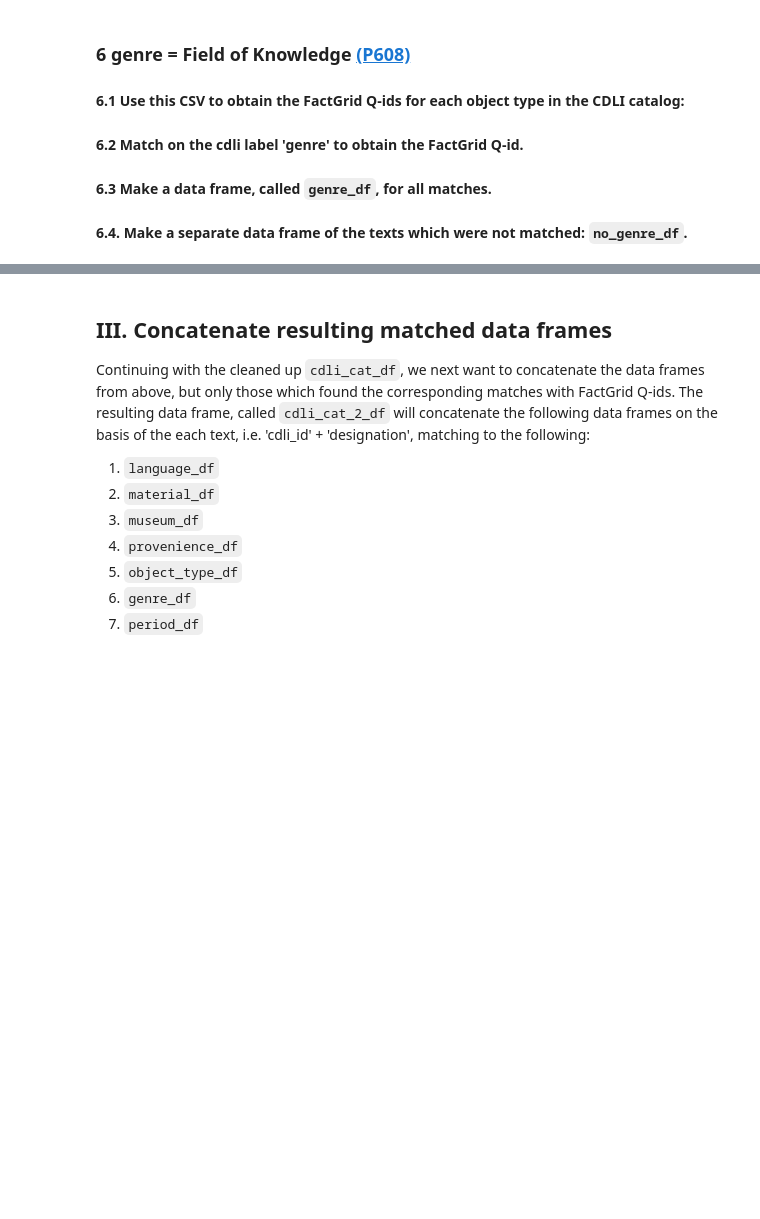
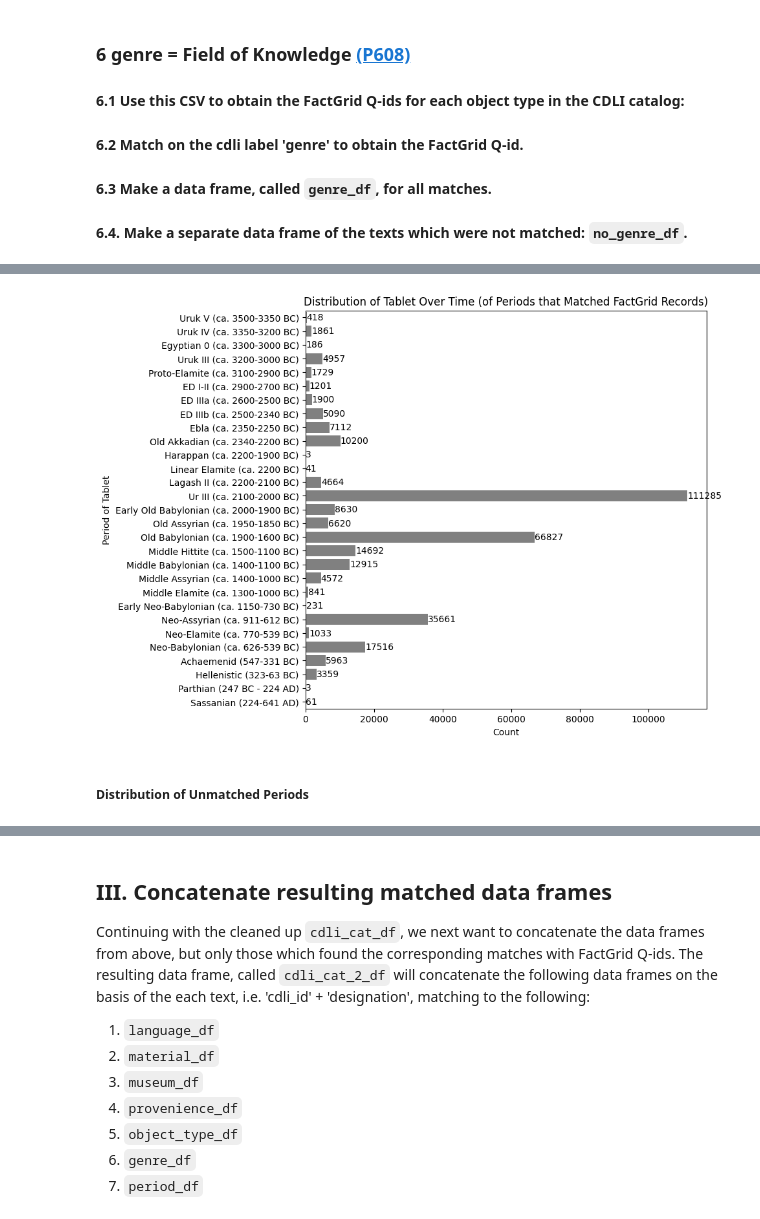
Before and after one commit to ancient-world-citation-analysis/CDLI2LoD, a Jupyter notebook: cdli_cat.ipynb, the cells around one changed output, grey strips where cells are left out. Cells and saved outputs as stored; diff of their text form; code cells hidden in the pictures; blank space fills up the shorter version.

```diff
--- a/cdli_cat.ipynb
+++ b/cdli_cat.ipynb
@@ -1321,0 +1593,34 @@ len(no_period_df['Period'])
+# %%
+start_year_of_period = []
+
+for i in range(matched_period_counts.shape[0]):
+  current_period = matched_period_counts.loc[i, 'period']
+  # only take what's between ()
+  year_range = re.search('\(([^\)]+)\)', string = current_period).group(1)
+  # remove 'ca.' and space to prepare for string manipulation
+  year_range = year_range.replace('ca. ', '').replace(' ', '')
+
+  if 'BC' in year_range:
+    if '-' not in year_range: # i.e., this is not a range
+      start_year = year_range.split('BC')[0]
+    elif 'AD' in year_range: # i.e., this range crosses AD and BC
+      start_year = year_range.split('BC')[0]
+    else: #i.e., this is a normal range within BC
+      start_year = year_range.split('-')[0]
+    # since this is a BC year, make it negative
+    start_year = -abs(int(start_year))
+
+  else: #'AD' only years
+    if '-' not in year_range: # i.e., this is not a range
+      start_year = year_range.split('AD')[0]
+    else:
+      start_year = year_range.split('-')[0]
+  start_year = int(start_year)
+
+  start_year_of_period += [start_year]
+
+matched_period_counts['start_year_of_period'] = start_year_of_period
+# order the df by start_year_of_period
+matched_period_counts = matched_period_counts.sort_values('start_year_of_period', ascending = True)
+
+matched_period_counts
@@ -1321,0 +1645,12 @@ len(no_period_df['Period'])
+# %%
+plt.figure(figsize = (8, 8))
+ax = sns.barplot(data = matched_period_counts, y = 'period', x = 'count',
+                 color = 'grey')
+ax.bar_label(ax.containers[0], fmt = '%g')
+plt.xlabel('Count')
+plt.ylabel('Period of Tablet')
+plt.title('Distribution of Tablet Over Time (of Periods that Matched FactGrid Records)');
+# %% [output]
+[figure, added]
+# %% [markdown]
+##### Distribution of Unmatched Periods
```
Also changed, not shown: parts of 34 cells of this notebook.
